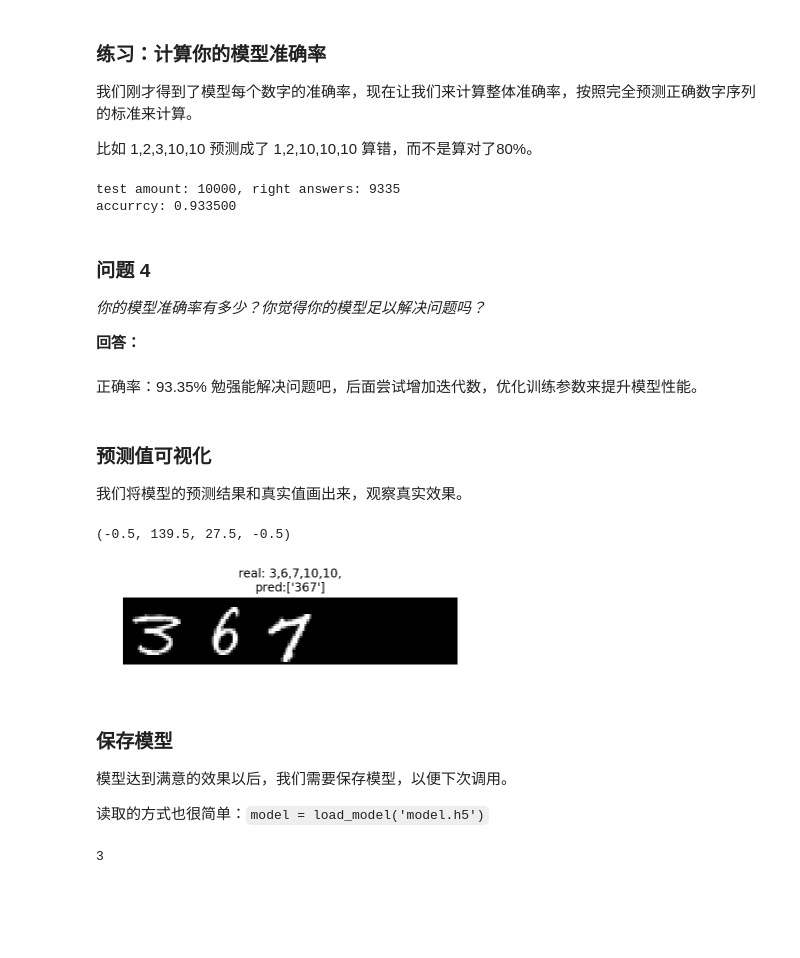
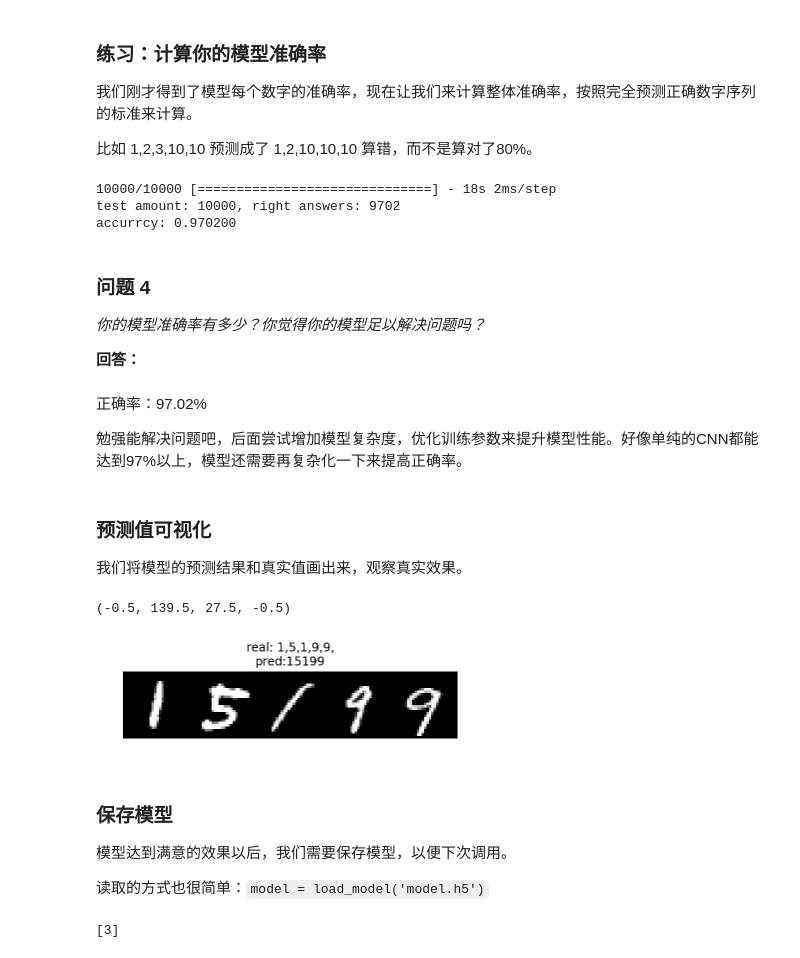
Before and after one commit to xiaofeige/udacity_homework, a Jupyter notebook: digit_recognition/digit_recognition.ipynb, the cells around one changed output. Drawn from its saved outputs; the diff is of its cells as text; code cells hidden in the pictures; blank space fills up the shorter version.

```diff
--- a/digit_recognition/digit_recognition.ipynb
+++ b/digit_recognition/digit_recognition.ipynb
@@ -140,7 +142,7 @@ class DataGenerator():
             self.label_length[i] = curr_len
             self.transform_data_y[i] = text_to_labels(str_num)
 
-        self.batch_size = 512
+        self.batch_size = 4800
 
     def next_sample(self):
         idx = random.randint(0, self.data_amount-1)
@@ -321,9 +363,9 @@ ________________________________________________________________________________
 # TODO: 训练你的模型
 # model.fit(X_train_old, y_train_old, batch_size=100, epochs=25)
 history=model.fit_generator(generator=train_data_generator.next_batch(),
-                            steps_per_epoch = 1,#train_data_generator.data_amount,
-                            epochs=1512,
+                            steps_per_epoch = 10,#train_data_generator.data_amount,
+                            epochs=65,
                             validation_data=valid_data_generator.next_batch(),
-                            validation_steps= 1,#valid_data_generator.data_amount
+                            validation_steps= 3,#valid_data_generator.data_amount
                            )
 # %% [output]
@@ -412,35 +454,34 @@ def decode_data2(y_data):
 net_inp = model.get_layer(name='the_input').input
 net_out = model.get_layer(name='softmax').output
 
+model_out = Model(net_inp, net_out)
+pred = model_out.predict(X_test, batch_size=512, verbose=1)
+
 test_amount = 0
 correct_amount = 0
-
-for i in range(len(X_test)):
+for i in range(len(pred)):
+    pred_text = decode_batch(pred[i:i+1])
+    real_text = decode_data2([y_test[x][i] for x in range(n_len)])
+    if pred_text[0] == real_text:
+        correct_amount += 1
     test_amount += 1
-    x = np.zeros((1, height, width*n_len, 1), dtype=np.uint8)
-    x[0, :, :, :] = X_test[i]
-    net_out_value = sess.run(net_out, feed_dict={net_inp:x})
-    pred_texts = decode_batch(net_out_value)
-
-    y_true = decode_data2([y_test[x][i] for x in range(n_len)])
-
-    if y_true == pred_texts[0]:
-        correct_amount += 1
 
 print "test amount: %d, right answers: %d" % (test_amount, correct_amount)
 print "accurrcy: %f" % (float(correct_amount)/test_amount)
 # %% [output]
-test amount: 10000, right answers: 9335
-accurrcy: 0.933500
+10000/10000 [==============================] - 18s 2ms/step
+test amount: 10000, right answers: 9702
+accurrcy: 0.970200
 # %% [markdown]
 ### 问题 4
 
 _你的模型准确率有多少？你觉得你的模型足以解决问题吗？_
 
 **回答：**
-# %% [markdown]
-正确率：93.35%
-勉强能解决问题吧，后面尝试增加迭代数，优化训练参数来提升模型性能。
+# %% [markdown]
+正确率：97.02%
+
+勉强能解决问题吧，后面尝试增加模型复杂度，优化训练参数来提升模型性能。好像单纯的CNN都能达到97%以上，模型还需要再复杂化一下来提高正确率。
 # %% [markdown]
 ### 预测值可视化
 
@@ -453,24 +489,23 @@ def mypredict(x):
 # %%
 def get_result(result):
     # 将 one_hot 编码解码
     resultstr = ''
     for i in range(n_len):
         resultstr += str(np.argmax(result[i])) + ','
     return resultstr
 
 index = random.randint(0, n_test-1)
-X_data = np.ones([1, height, width*n_len, 1])
-X_data[0, :, :, 0] = X_test[index, :, :, 0]
-y_pred = mypredict(X_data)
+
+y_pred = model_out.predict(X_test[index:index+1])
 # y_pred = model.predict(X_test[index].reshape(5, height, width, 1))
 
 # plt.title('real: %s\npred:%s'%(get_result([y_test[x][index] for x in range(n_len)]), get_result(y_pred)))
-plt.title('real: %s\npred:%s'%(get_result([y_test[x][index] for x in range(n_len)]), y_pred))
+plt.title('real: %s\npred:%s'%(get_result([y_test[x][index] for x in range(n_len)]), decode_batch(y_pred)[0]))
 plt.imshow(X_test[index,:,:,0], cmap='gray')
 plt.axis('off')
 # %% [output]
 (-0.5, 139.5, 27.5, -0.5)
-[figure, old version]
+[figure, new version]
 # %% [markdown]
 ### 保存模型
 
@@ -482,5 +517,5 @@ model.save('model.h5')
 # %%
 a = np.array([1, 3, 2])
-print len(a)
+print a[1:2]
 # %% [output]
-3
+[3]
```
Also changed, not shown: parts of 12 cells of this notebook, 2 other files.
